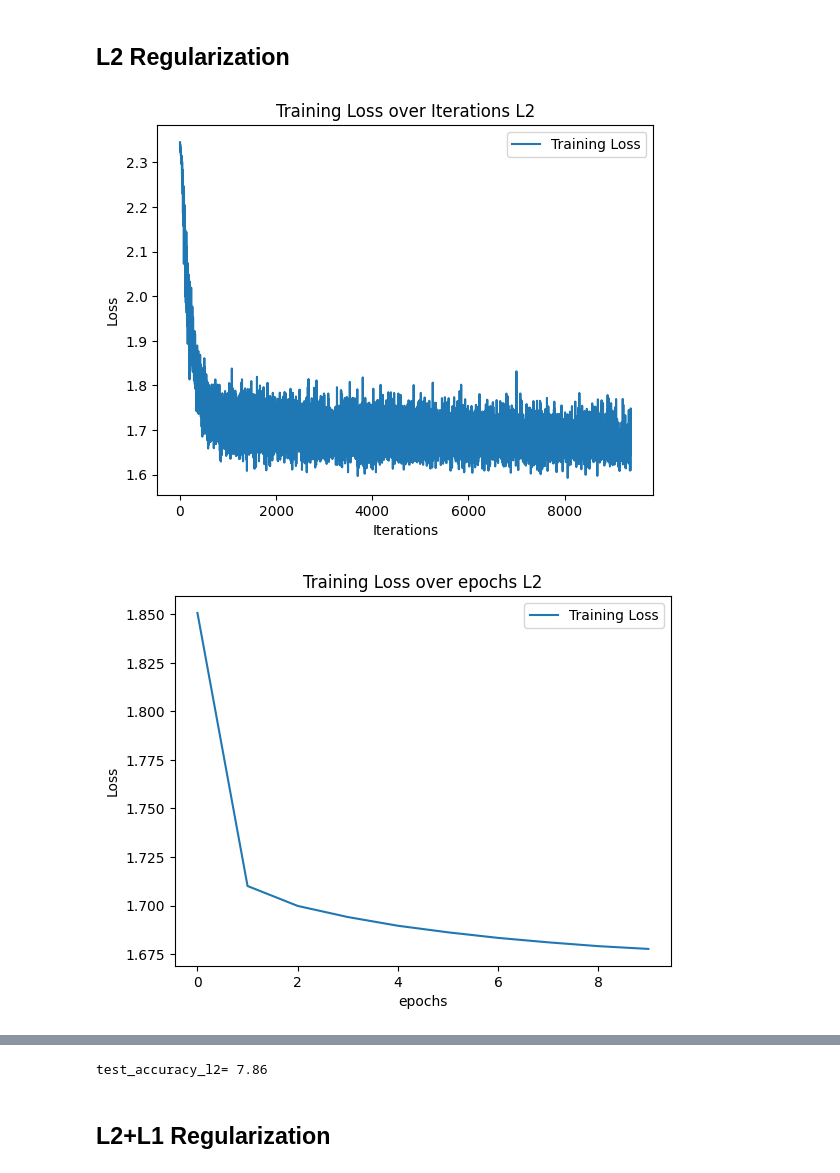
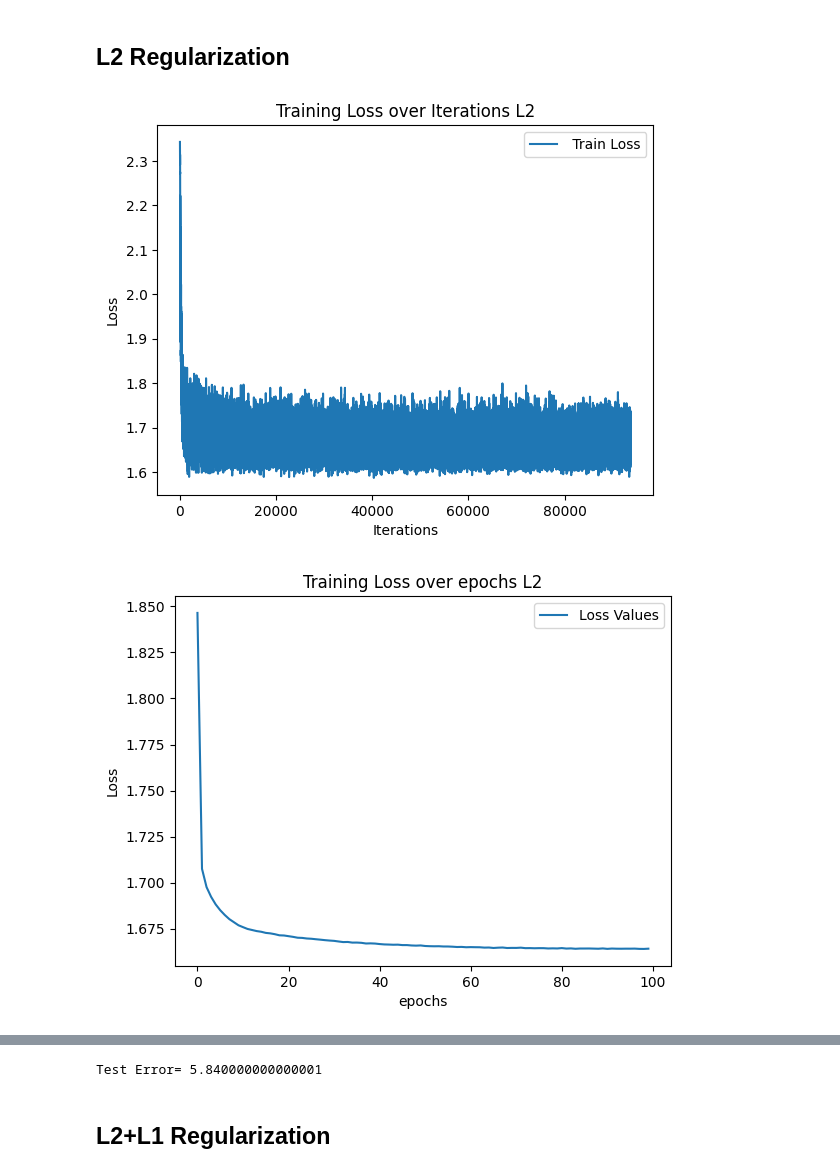
Before and after one commit to Mbigdeli2003/Deep-Learning, a Jupyter notebook: DNN_HW3_Q3_Morteza_Bigdeli.ipynb, the cells around one changed output, grey strips where cells are left out. Saved outputs shown, nothing was run; the diff lists cells and outputs as text; code cells hidden in the pictures.

```diff
--- a/DNN_HW3_Q3_Morteza_Bigdeli.ipynb
+++ b/DNN_HW3_Q3_Morteza_Bigdeli.ipynb
@@ -310,10 +85,11 @@ def train_model(model, train_loader, test_loader, criterion, optimizer, epochs):
 
 # Define different regularization methods
 def l2_regularization(model, lambda_l2=0.01):
+    l2_norm=0
     l2_norm = (sum(p.pow(2.0).sum() for p in model.parameters()))**(0.5)
     return lambda_l2 * l2_norm
 
-epochs = 10
+epochs = 100
 results = {}
 
 # L2 Regularization
@@ -321,40 +97,40 @@ criterion = lambda outputs, targets: nn.CrossEntropyLoss()(outputs, targets) + l
 optimizer = optim.Adam(model.parameters(), lr=0.001)
 train_losses_l2, val_losses_l2, train_loss_epochs_l2 = train_model(model, train_loader, test_loader, criterion, optimizer, epochs)
 # Plotting results
-plt.plot(train_losses_l2, label='Training Loss')
+plt.plot(train_losses_l2, label=' Train Loss')
 plt.xlabel('Iterations')
 plt.ylabel('Loss')
 plt.title('Training Loss over Iterations L2')
 plt.legend()
 plt.show()
 
-plt.plot(train_loss_epochs_l2, label='Training Loss')
+plt.plot(train_loss_epochs_l2, label='Loss Values')
 plt.xlabel('epochs')
 plt.ylabel('Loss')
 plt.title('Training Loss over epochs L2')
 plt.legend()
 plt.show()
 
-plt.plot(val_losses_l2, label='Training Loss')
+plt.plot(val_losses_l2, label='Loss Values')
 plt.xlabel('Epochs')
 plt.ylabel('Loss')
 plt.title('Validation Loss over Epochs L2')
 plt.legend()
 plt.show()
 
 model.eval()
 correct = 0
 total = 0
 
 with torch.no_grad():
     for X_test, y_test in test_loader:
            outputs = model(X_test.view(X_test.size(0), -1))
            _, predicted = torch.max(outputs.data, 1)
            total += y_test.size(0)
            correct += (predicted == y_test).sum().item()
 
 test_accuracy_l2 = (1 - correct / total)*100
 print('Test Error=',test_accuracy_l2)
 # %% [output]
-[figure, old version]
+[figure, new version]
-[figure, old version]
+[figure, new version]
@@ -362,4 +138,4 @@ print('Test Error=',test_accuracy_l2)
-test_accuracy_l2= 7.86
+Test Error= 5.840000000000001
 # %% [markdown]
 ## L2+L1 Regularization
 # %%
```
Also changed, not shown: parts of 9 cells of this notebook.
